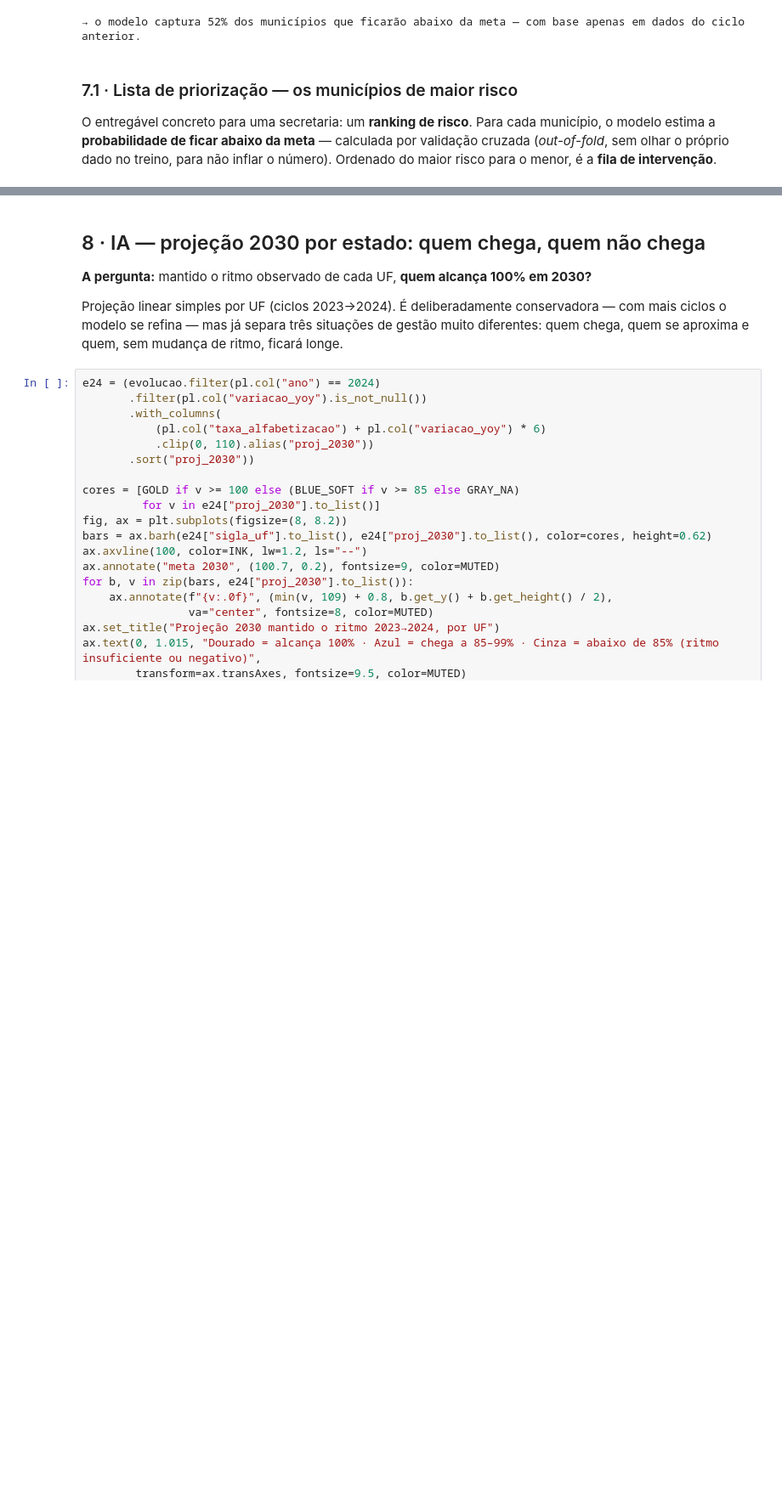
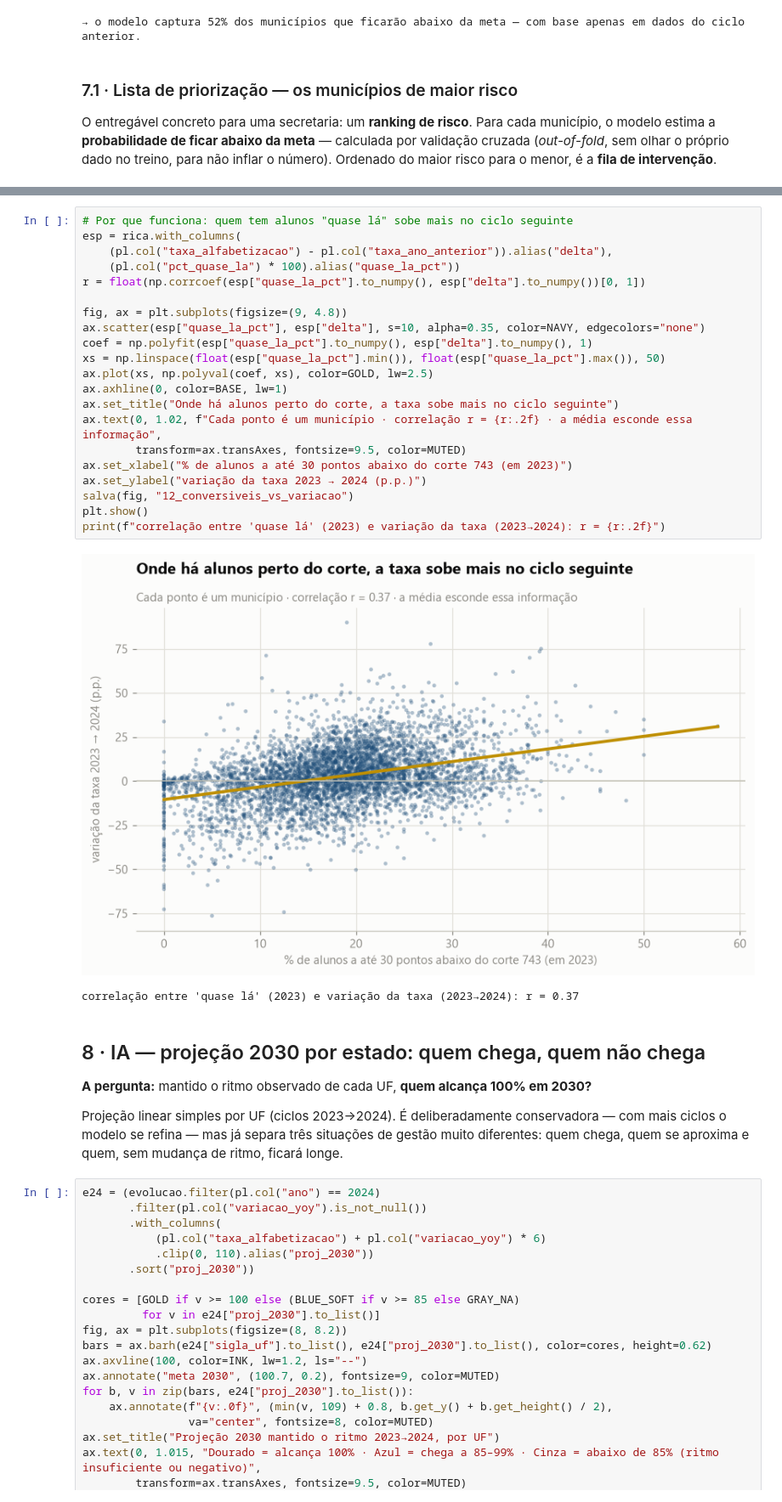
Before and after one commit to andreferraz-fiap-fase2/tech-challenge-fase2, a Jupyter notebook: notebooks/insights.ipynb, the cells around one changed output, grey strips where cells are left out. Shown at 85% size. Saved outputs shown, nothing was run; the diff lists cells and outputs as text; blank space fills up the shorter version.

```diff
--- a/notebooks/insights.ipynb
+++ b/notebooks/insights.ipynb
@@ -493,3 +589,27 @@ Lista completa (4689 municípios) exportada para notebooks/priorizacao_risco.csv
+# %%
+# Por que funciona: quem tem alunos "quase lá" sobe mais no ciclo seguinte
+esp = rica.with_columns(
+    (pl.col("taxa_alfabetizacao") - pl.col("taxa_ano_anterior")).alias("delta"),
+    (pl.col("pct_quase_la") * 100).alias("quase_la_pct"))
+r = float(np.corrcoef(esp["quase_la_pct"].to_numpy(), esp["delta"].to_numpy())[0, 1])
+
+fig, ax = plt.subplots(figsize=(9, 4.8))
+ax.scatter(esp["quase_la_pct"], esp["delta"], s=10, alpha=0.35, color=NAVY, edgecolors="none")
+coef = np.polyfit(esp["quase_la_pct"].to_numpy(), esp["delta"].to_numpy(), 1)
+xs = np.linspace(float(esp["quase_la_pct"].min()), float(esp["quase_la_pct"].max()), 50)
+ax.plot(xs, np.polyval(coef, xs), color=GOLD, lw=2.5)
+ax.axhline(0, color=BASE, lw=1)
+ax.set_title("Onde há alunos perto do corte, a taxa sobe mais no ciclo seguinte")
+ax.text(0, 1.02, f"Cada ponto é um município · correlação r = {r:.2f} · a média esconde essa informação",
+        transform=ax.transAxes, fontsize=9.5, color=MUTED)
+ax.set_xlabel("% de alunos a até 30 pontos abaixo do corte 743 (em 2023)")
+ax.set_ylabel("variação da taxa 2023 → 2024 (p.p.)")
+salva(fig, "12_conversiveis_vs_variacao")
+plt.show()
+print(f"correlação entre 'quase lá' (2023) e variação da taxa (2023→2024): r = {r:.2f}")
+# %% [output]
+[figure, added]
+correlação entre 'quase lá' (2023) e variação da taxa (2023→2024): r = 0.37
 # %% [markdown]
 ## 8 · IA — projeção 2030 por estado: quem chega, quem não chega
 
```
Also changed, not shown: parts of 6 cells of this notebook, 5 other files.
